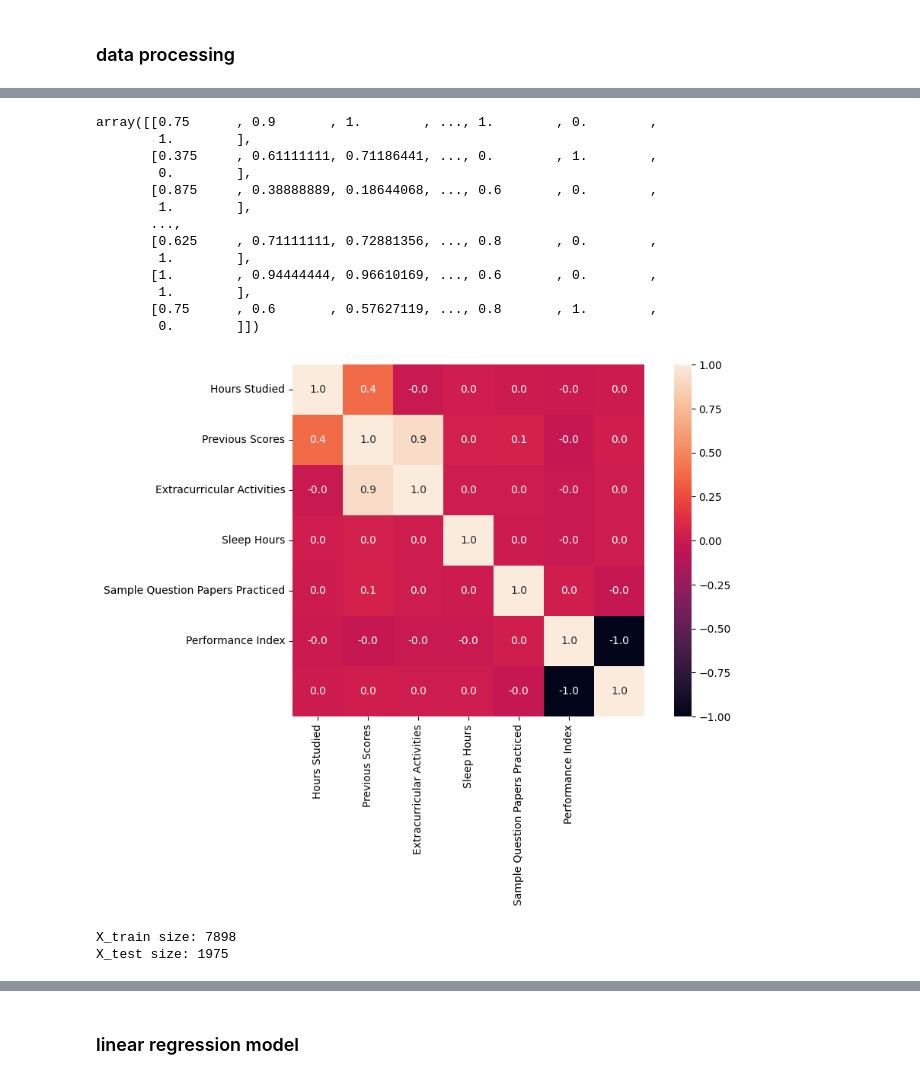
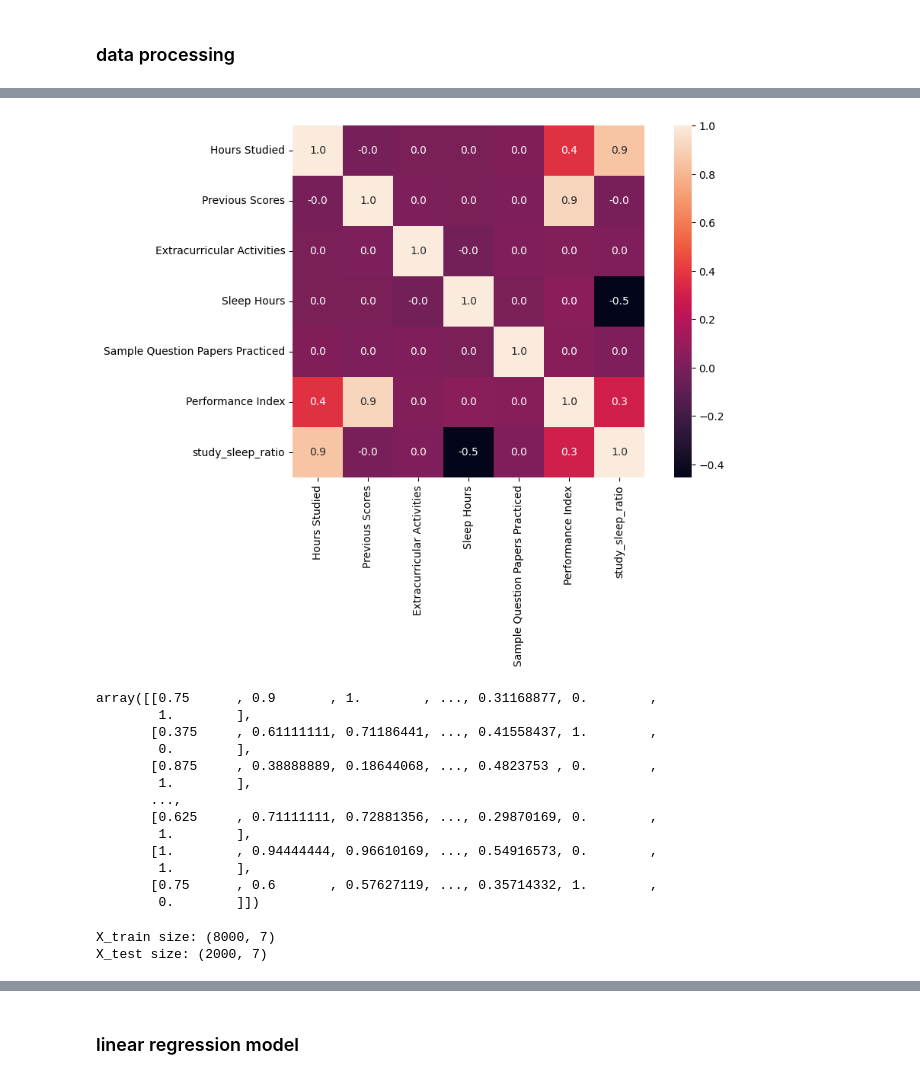
Before and after one commit to 7Kseniya/AI_Systems, a Jupyter notebook: ml_intro/lab3/linear_regression.ipynb, the cells around one changed output, grey strips where cells are left out. Drawn from its saved outputs; the diff is of its cells as text; code cells hidden in the pictures.

```diff
--- a/ml_intro/lab3/linear_regression.ipynb
+++ b/ml_intro/lab3/linear_regression.ipynb
@@ -176,3 +176,8 @@ plt.show()
 [figure]
 # %% [markdown]
 ### data processing
+# %%
+df['Extracurricular Activities'] = df['Extracurricular Activities'].replace({'Yes': 1, 'No': 0})
+df['study_sleep_ratio'] = df['Hours Studied'] / (df['Sleep Hours'] + 1e-5)
+df.astype('float64')
+print(df.dtypes)
@@ -179,3 +193,11 @@ plt.show()
+# %%
+plt.figure(figsize=(10, 6))
+sns.heatmap(df.corr(), annot=True, fmt=".1f", square=True, cbar=True,
+            xticklabels=df.columns, yticklabels=df.columns)
+plt.title('')
+plt.show()
+# %% [output]
+[figure, added]
 # %%
 categorical_features = ['Extracurricular Activities']
 numerical_features = df.columns.difference(categorical_features)
@@ -190,38 +212,30 @@ preprocessor = ColumnTransformer(
 df_processed = preprocessor.fit_transform(df)
 df_processed
 # %% [output]
-array([[0.75      , 0.9       , 1.        , ..., 1.        , 0.        ,
+array([[0.75      , 0.9       , 1.        , ..., 0.31168877, 0.        ,
         1.        ],
-       [0.375     , 0.61111111, 0.71186441, ..., 0.        , 1.        ,
+       [0.375     , 0.61111111, 0.71186441, ..., 0.41558437, 1.        ,
         0.        ],
-       [0.875     , 0.38888889, 0.18644068, ..., 0.6       , 0.        ,
+       [0.875     , 0.38888889, 0.18644068, ..., 0.4823753 , 0.        ,
         1.        ],
        ...,
-       [0.625     , 0.71111111, 0.72881356, ..., 0.8       , 0.        ,
+       [0.625     , 0.71111111, 0.72881356, ..., 0.29870169, 0.        ,
         1.        ],
-       [1.        , 0.94444444, 0.96610169, ..., 0.6       , 0.        ,
+       [1.        , 0.94444444, 0.96610169, ..., 0.54916573, 0.        ,
         1.        ],
-       [0.75      , 0.6       , 0.57627119, ..., 0.8       , 1.        ,
+       [0.75      , 0.6       , 0.57627119, ..., 0.35714332, 1.        ,
         0.        ]])
-# %%
-plt.figure(figsize=(10, 6))
-sns.heatmap(pd.DataFrame(df_processed).corr(), annot=True, fmt=".1f", square=True, cbar=True,
-            xticklabels=df.columns, yticklabels=df.columns)
-plt.title('')
-plt.show()
-# %% [output]
-[figure, removed]
 # %%
-X = df_processed[:, :-1]
-y = df_processed[:, -1]
+X = np.delete(df_processed, 6, axis=1)
+y = df_processed[:, 5]
 
 X_train, X_test, y_train, y_test = train_test_split(X, y, test_size=0.2, random_state=88)
 
-print(f'X_train size: {X_train.shape[0]}')
-print(f'X_test size: {X_test.shape[0]}')
+print(f'X_train size: {X_train.shape}')
+print(f'X_test size: {X_test.shape}')
 # %% [output]
-X_train size: 7898
-X_test size: 1975
+X_train size: (8000, 7)
+X_test size: (2000, 7)
 # %%
 print(X_train.shape)
 print(y_train.shape)
```
Also changed, not shown: parts of 6 cells of this notebook.
